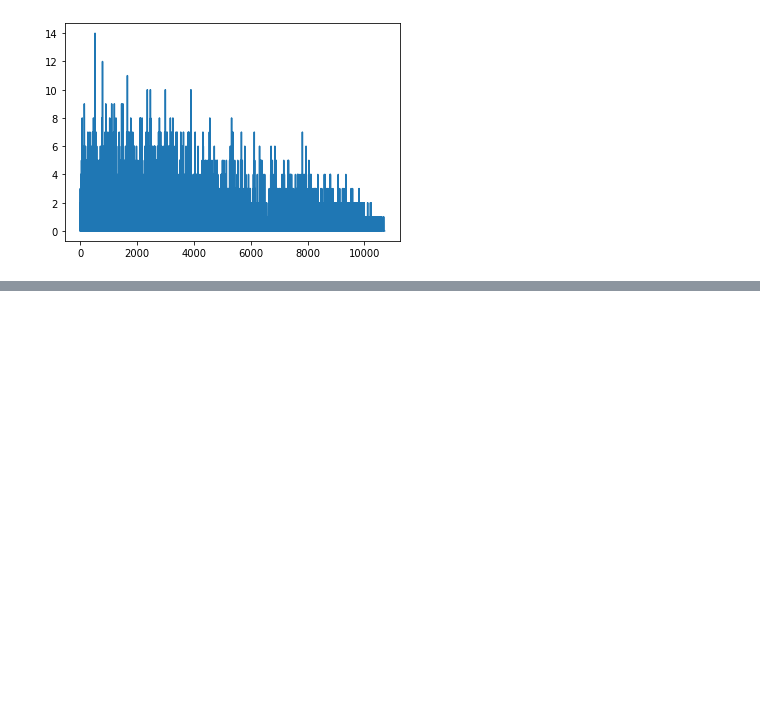
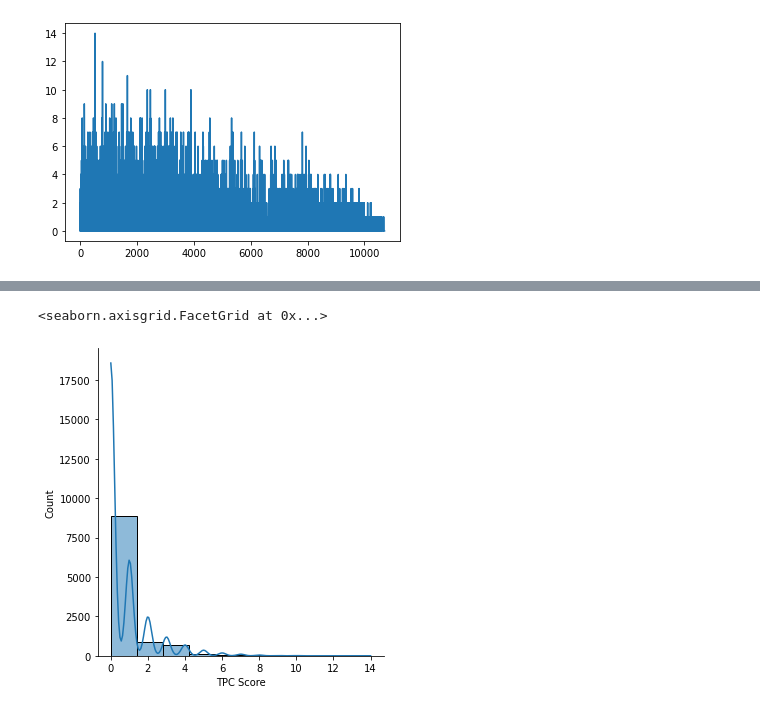
Before and after one commit to Jmiah789/smile-on-get_tootha_choppa, a Jupyter notebook: notebooks/smile_on_eda_austinw.ipynb, the cells around one changed output, grey strips where cells are left out. Cells and saved outputs as stored; diff of their text form; code cells hidden in the pictures; blank space fills up the shorter version.

```diff
--- a/notebooks/smile_on_eda_austinw.ipynb
+++ b/notebooks/smile_on_eda_austinw.ipynb
@@ -343,0 +361,5 @@ master['TPC Score'].plot()
+# %%
+sns.displot(master["TPC Score"], bins=10, kde=True)
+# %% [output]
+<seaborn.axisgrid.FacetGrid at 0x...>
+[figure, added]
```
Also changed, not shown: parts of 9 cells of this notebook.
